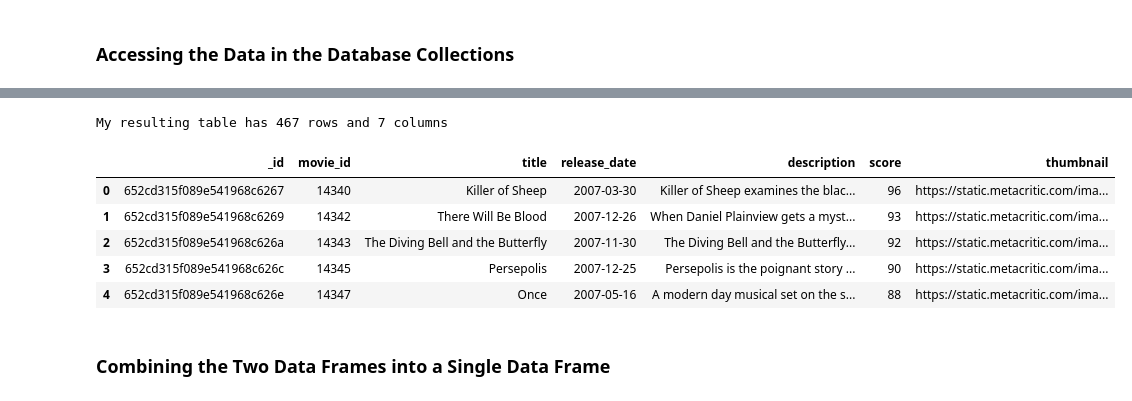
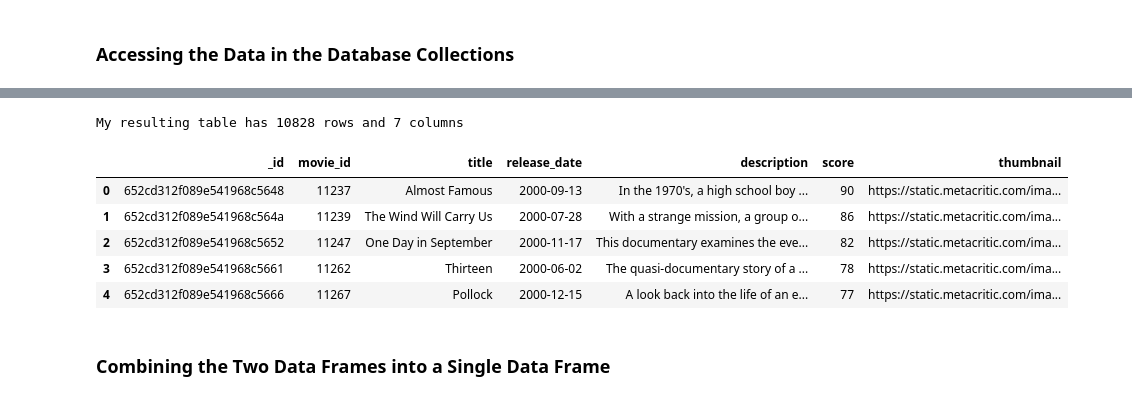
Before and after one commit to brandon-connors/DA-320, a Jupyter notebook: Connors - Machine Learning All Data.ipynb, the cells around one changed output, grey strips where cells are left out. Saved outputs shown, nothing was run; the diff lists cells and outputs as text; code cells hidden in the pictures.

```diff
--- a/Connors - Machine Learning All Data.ipynb
+++ b/Connors - Machine Learning All Data.ipynb
@@ -58,21 +58,21 @@ My resulting table has 962 rows and 19 columns
 # %%
 
 # Accessing the data from the Metacritic collection and then transforming scores and release date to the appropriate data type
-metacriticDataFrame = pd.DataFrame(db.MetacriticMovies.find({"release_date": re.compile("2007")}))
+metacriticDataFrame = pd.DataFrame(db.MetacriticMovies.find())
 metacriticDataFrame.score = pd.to_numeric(metacriticDataFrame.score, errors="coerce")
 metacriticDataFrame.release_date = pd.to_datetime(metacriticDataFrame.release_date, errors="coerce")
 
 # Checking the number of results
 print(f"My resulting table has {len(metacriticDataFrame.title)} rows and {len(metacriticDataFrame.columns)} columns")
 metacriticDataFrame.head()
 # %% [output]
-My resulting table has 467 rows and 7 columns
+My resulting table has 10828 rows and 7 columns
 |  | _id | movie_id | title | release_date | description | score | thumbnail |
-| 0 | 652cd315f089e541968c6267 | 14340 | Killer of Sheep | 2007-03-30 | Killer of Sheep examines the blac... | 96 | https://static.metacritic.com/ima... |
-| 1 | 652cd315f089e541968c6269 | 14342 | There Will Be Blood | 2007-12-26 | When Daniel Plainview gets a myst... | 93 | https://static.metacritic.com/ima... |
-| 2 | 652cd315f089e541968c626a | 14343 | The Diving Bell and the Butterfly | 2007-11-30 | The Diving Bell and the Butterfly... | 92 | https://static.metacritic.com/ima... |
-| 3 | 652cd315f089e541968c626c | 14345 | Persepolis | 2007-12-25 | Persepolis is the poignant story ... | 90 | https://static.metacritic.com/ima... |
-| 4 | 652cd315f089e541968c626e | 14347 | Once | 2007-05-16 | A modern day musical set on the s... | 88 | https://static.metacritic.com/ima... |
+| 0 | 652cd312f089e541968c5648 | 11237 | Almost Famous | 2000-09-13 | In the 1970's, a high school boy ... | 90 | https://static.metacritic.com/ima... |
+| 1 | 652cd312f089e541968c564a | 11239 | The Wind Will Carry Us | 2000-07-28 | With a strange mission, a group o... | 86 | https://static.metacritic.com/ima... |
+| 2 | 652cd312f089e541968c5652 | 11247 | One Day in September | 2000-11-17 | This documentary examines the eve... | 82 | https://static.metacritic.com/ima... |
+| 3 | 652cd312f089e541968c5661 | 11262 | Thirteen | 2000-06-02 | The quasi-documentary story of a ... | 78 | https://static.metacritic.com/ima... |
+| 4 | 652cd312f089e541968c5666 | 11267 | Pollock | 2000-12-15 | A look back into the life of an e... | 77 | https://static.metacritic.com/ima... |
 # %% [markdown]
 ### Combining the Two Data Frames into a Single Data Frame
 # %%
```
Also changed, not shown: parts of 6 cells of this notebook.
